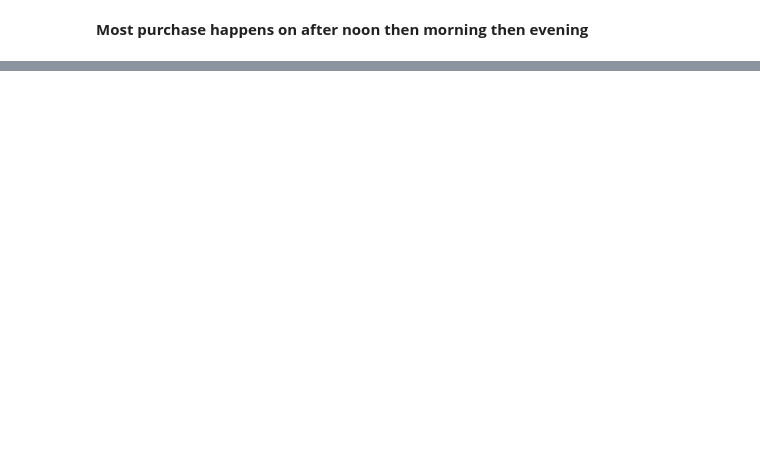
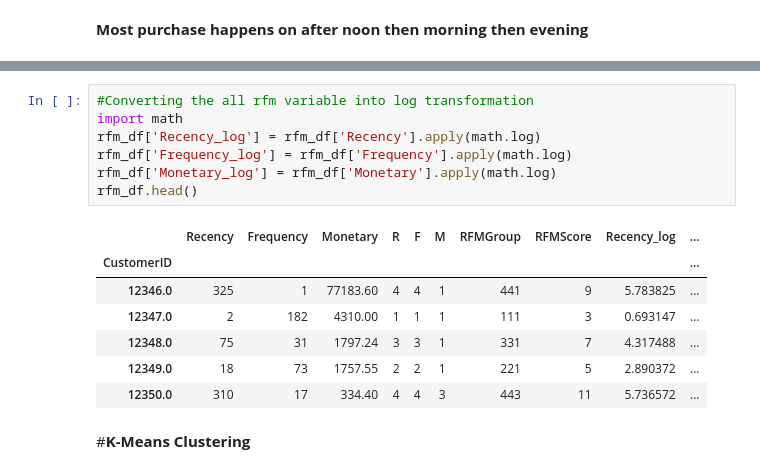
Before and after one commit to Mmbsaksd/Online-Retail, a Jupyter notebook: Online_Retail.ipynb, the cells around one changed output, grey strips where cells are left out. Cells and saved outputs as stored; diff of their text form; blank space fills up the shorter version.

Commit message:
K mean started

```diff
--- a/Online_Retail.ipynb
+++ b/Online_Retail.ipynb
@@ -667,0 +772,17 @@ quantiles
+# %%
+#Converting the all rfm variable into log transformation
+import math
+rfm_df['Recency_log'] = rfm_df['Recency'].apply(math.log)
+rfm_df['Frequency_log'] = rfm_df['Frequency'].apply(math.log)
+rfm_df['Monetary_log'] = rfm_df['Monetary'].apply(math.log)
+rfm_df.head()
+# %% [output]
+|  | Recency | Frequency | Monetary | R | F | M | RFMGroup | RFMScore | Recency_log | ... |
+| CustomerID |  |  |  |  |  |  |  |  |  | ... |
+| 12346.0 | 325 | 1 | 77183.60 | 4 | 4 | 1 | 441 | 9 | 5.783825 | ... |
+| 12347.0 | 2 | 182 | 4310.00 | 1 | 1 | 1 | 111 | 3 | 0.693147 | ... |
+| 12348.0 | 75 | 31 | 1797.24 | 3 | 3 | 1 | 331 | 7 | 4.317488 | ... |
+| 12349.0 | 18 | 73 | 1757.55 | 2 | 2 | 1 | 221 | 5 | 2.890372 | ... |
+| 12350.0 | 310 | 17 | 334.40 | 4 | 4 | 3 | 443 | 11 | 5.736572 | ... |
+# %% [markdown]
+#**K-Means Clustering**
```
Also changed, not shown: parts of 60 cells of this notebook.
